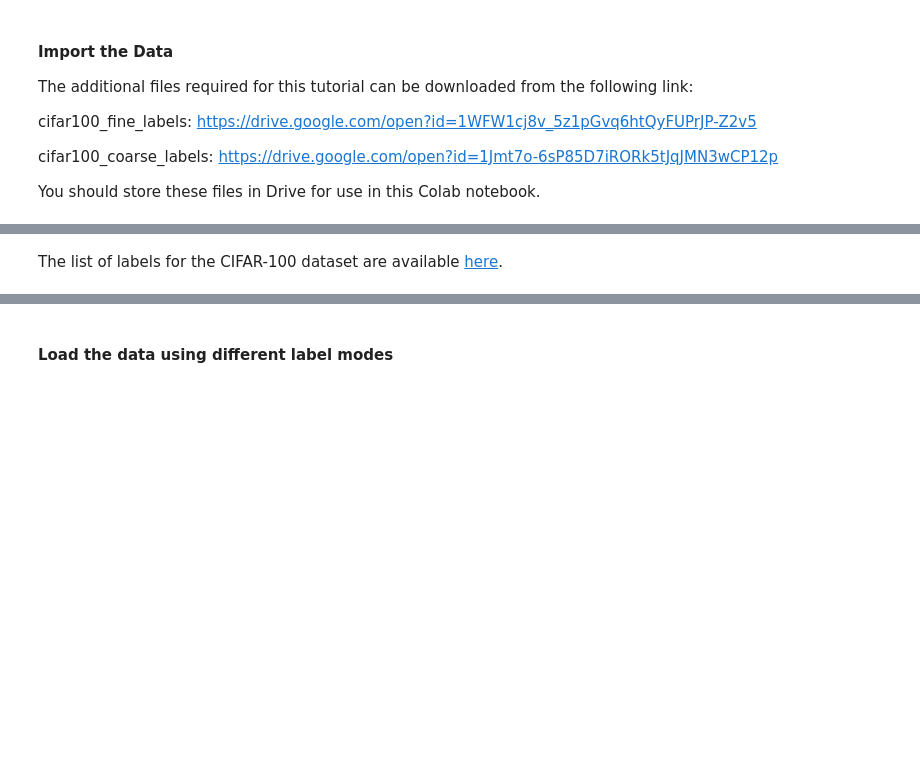
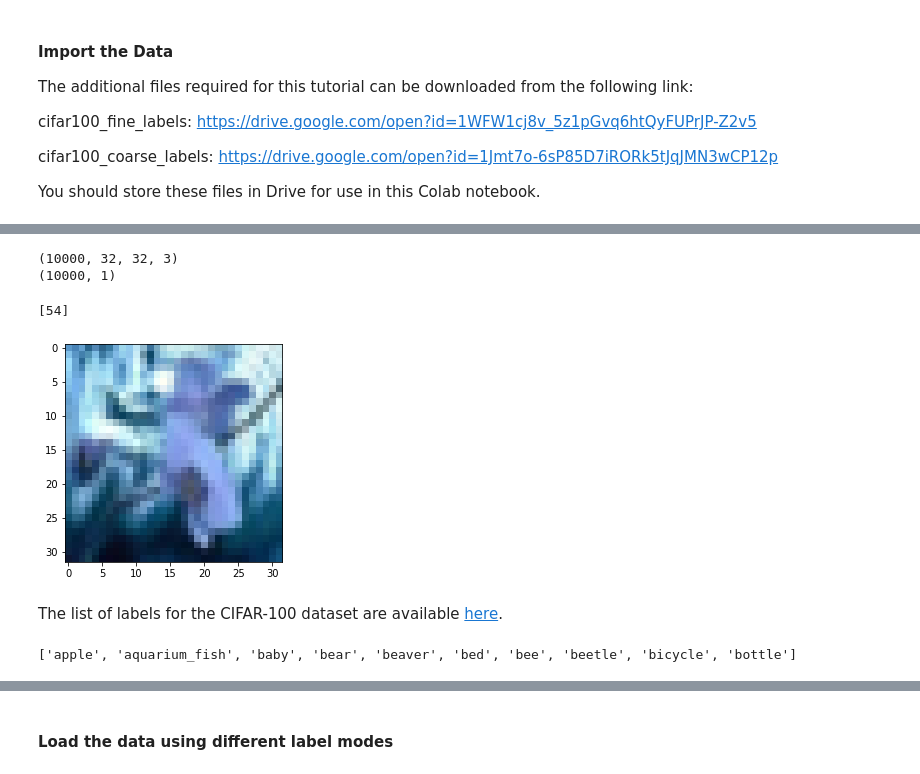
Before and after one commit to PlugInRichi/Aleph, a Jupyter notebook: TensorFlow/Coding Tutorial/C2_Week2.ipynb, the cells around one changed output, grey strips where cells are left out. Saved outputs shown, nothing was run; the diff lists cells and outputs as text; code cells hidden in the pictures; blank space fills up the shorter version.

```diff
--- a/TensorFlow/Coding Tutorial/C2_Week2.ipynb
+++ b/TensorFlow/Coding Tutorial/C2_Week2.ipynb
@@ -29,8 +29,10 @@ import matplotlib.pyplot as plt
 from tensorflow.keras.datasets import cifar100
 # %%
 # Load the CIFAR-100 dataset
+((x_train_im, y_train),(x_test_im, y_test)) = cifar100.load_data()
 # %%
 # Confirm that reloading the dataset does not require a download
+(x_train_im, y_train),(x_test_im, y_test) = cifar100.load_data()
 # %% [markdown]
 #### Examine the Dataset
 # %% [markdown]
@@ -51,7 +55,18 @@ drive.mount('/content/gdrive')
 # %%
 # Examine the shape of the data.
+print(x_test_im.shape)
+print(y_test.shape)
+# %% [output]
+(10000, 32, 32, 3)
+(10000, 1)
 # %%
 # Examine one of the images and its corresponding label
+
+plt.imshow(x_train_im[510])
+print(y_train[510])
+# %% [output]
+[54]
+[figure, added]
 # %%
 # Load the list of labels from a JSON file
 # Please use your own path once you have downloaded the .json file and mounted your Drive
@@ -64,5 +79,9 @@ with open('your_gdrive/cifar100_fine_labels.json', 'r') as fine_labels:
 The list of labels for the CIFAR-100 dataset are available [here](https://www.cs.toronto.edu/~kriz/cifar.html).
 # %%
 # Print a few of the labels
+
+print(cifar100_fine_labels[:10])
+# %% [output]
+['apple', 'aquarium_fish', 'baby', 'bear', 'beaver', 'bed', 'bee', 'beetle', 'bicycle', 'bottle']
 # %%
 # Print the corresponding label for the example above
```
Also changed, not shown: parts of 25 cells of this notebook.
